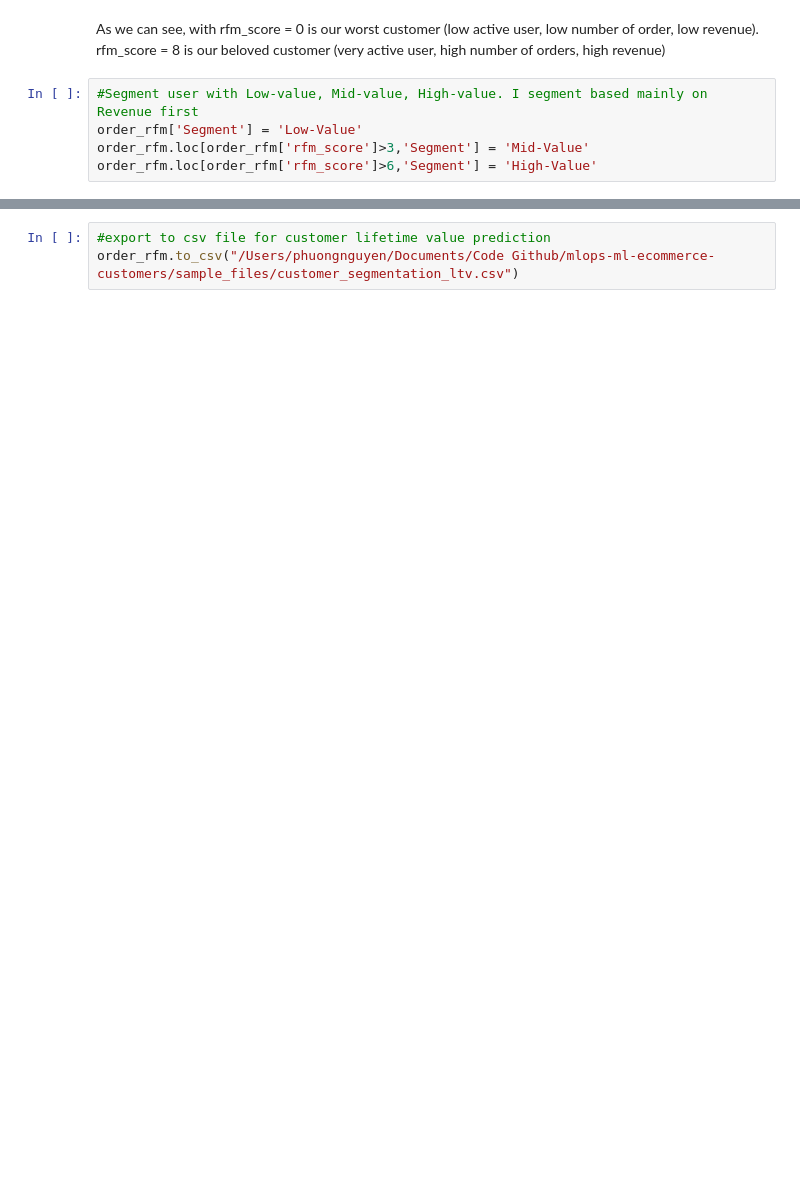
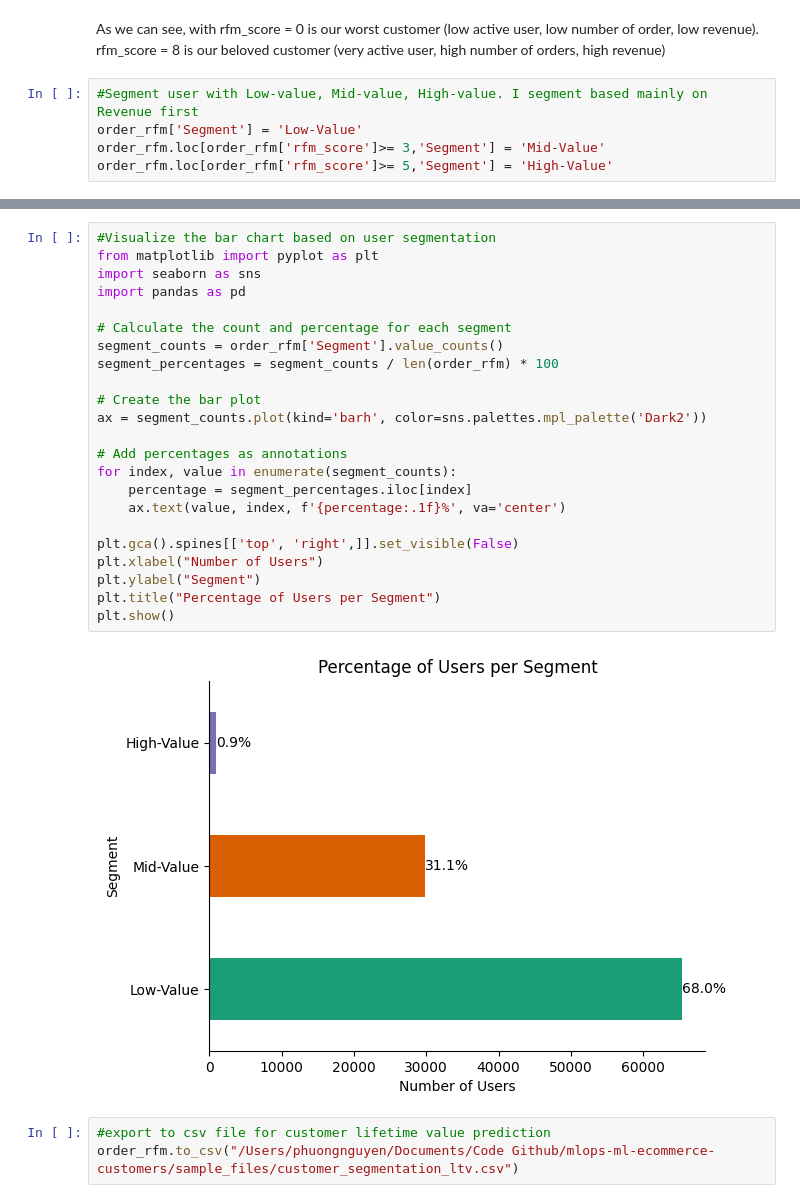
Before and after one commit to anhphuongnguyenquynh/mlops-ml-ecommerce-customers, a Jupyter notebook: ml-labs/customer_segmentation_CLV.ipynb, the cells around one changed output, grey strips where cells are left out. Drawn from its saved outputs; the diff is of its cells as text; blank space fills up the shorter version.

Commit message:
Adjust rule segment and visualize percentage of user segmentation based on rank

```diff
--- a/ml-labs/customer_segmentation_CLV.ipynb
+++ b/ml-labs/customer_segmentation_CLV.ipynb
@@ -493,8 +493,8 @@ As we can see, with rfm_score = 0 is our worst customer (low active user, low nu
 # %%
 #Segment user with Low-value, Mid-value, High-value. I segment based mainly on Revenue first
 order_rfm['Segment'] = 'Low-Value'
-order_rfm.loc[order_rfm['rfm_score']>3,'Segment'] = 'Mid-Value'
-order_rfm.loc[order_rfm['rfm_score']>6,'Segment'] = 'High-Value'
+order_rfm.loc[order_rfm['rfm_score']>= 3,'Segment'] = 'Mid-Value'
+order_rfm.loc[order_rfm['rfm_score']>= 5,'Segment'] = 'High-Value'
 # %%
 order_rfm.head(5)
 # %% [output]
@@ -504,6 +504,31 @@ order_rfm.head(5)
 | 2 | 000e309254ab1fc5ba99dd469d36bdb4 | 114 | 3 | 1 | 0 | 78.42 | 0 | ... |
 | 3 | 000ec5bff359e1c0ad76a81a45cb598f | 57 | 3 | 1 | 0 | 27.75 | 0 | ... |
 | 4 | 000ed48ceeb6f4bf8ad021a10a3c7b43 | 150 | 3 | 1 | 0 | 20.75 | 0 | ... |
+# %%
+#Visualize the bar chart based on user segmentation
+from matplotlib import pyplot as plt
+import seaborn as sns
+import pandas as pd
+
+# Calculate the count and percentage for each segment
+segment_counts = order_rfm['Segment'].value_counts()
+segment_percentages = segment_counts / len(order_rfm) * 100
+
+# Create the bar plot
+ax = segment_counts.plot(kind='barh', color=sns.palettes.mpl_palette('Dark2'))
+
+# Add percentages as annotations
+for index, value in enumerate(segment_counts):
+    percentage = segment_percentages.iloc[index]
+    ax.text(value, index, f'{percentage:.1f}%', va='center')
+
+plt.gca().spines[['top', 'right',]].set_visible(False)
+plt.xlabel("Number of Users")
+plt.ylabel("Segment")
+plt.title("Percentage of Users per Segment")
+plt.show()
+# %% [output]
+[figure, added]
 # %%
 #export to csv file for customer lifetime value prediction
 order_rfm.to_csv("/Users/phuongnguyen/Documents/Code Github/mlops-ml-ecommerce-customers/sample_files/customer_segmentation_ltv.csv")
```
Also changed, not shown: parts of 13 cells of this notebook, 1 other file.
